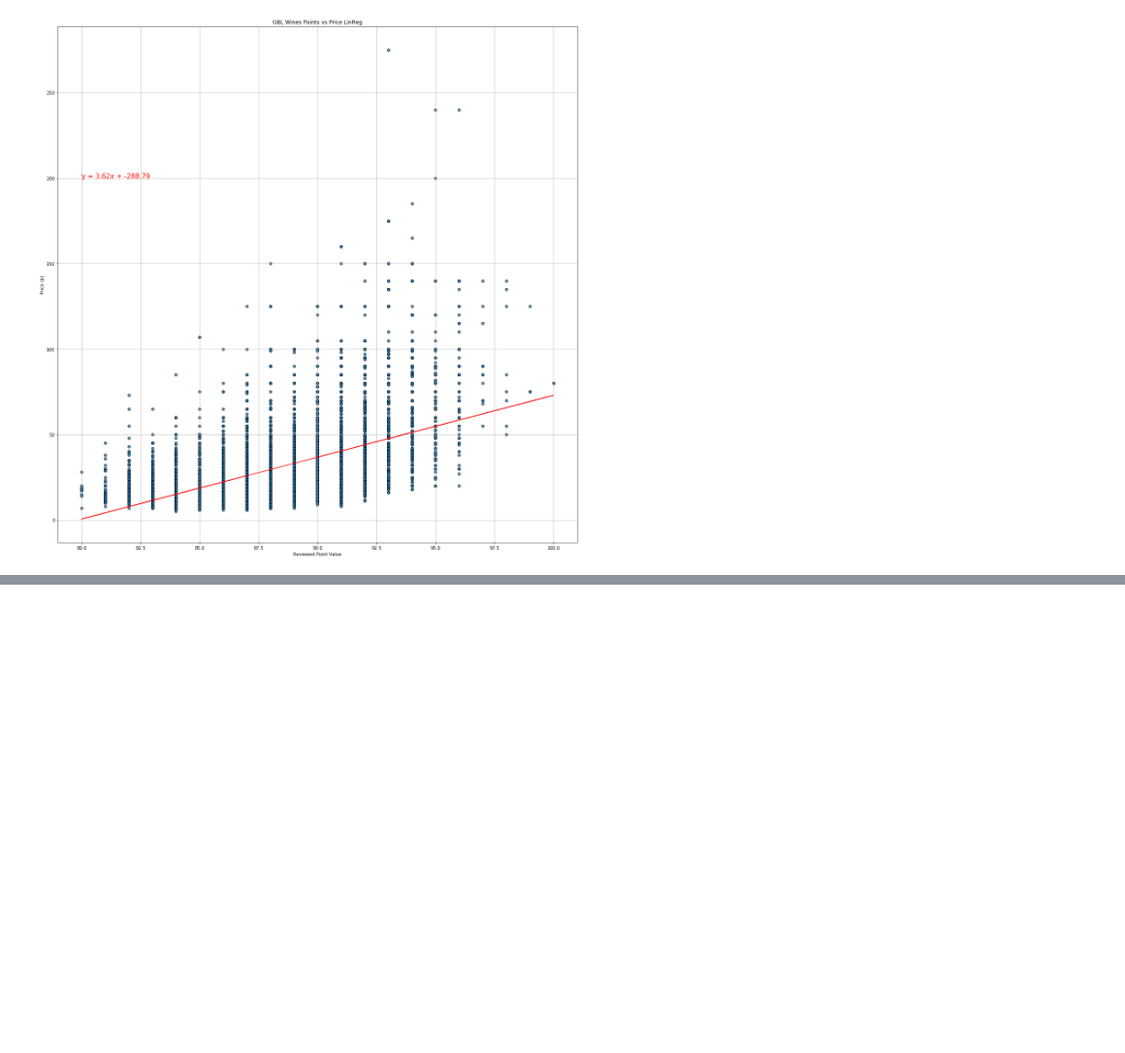
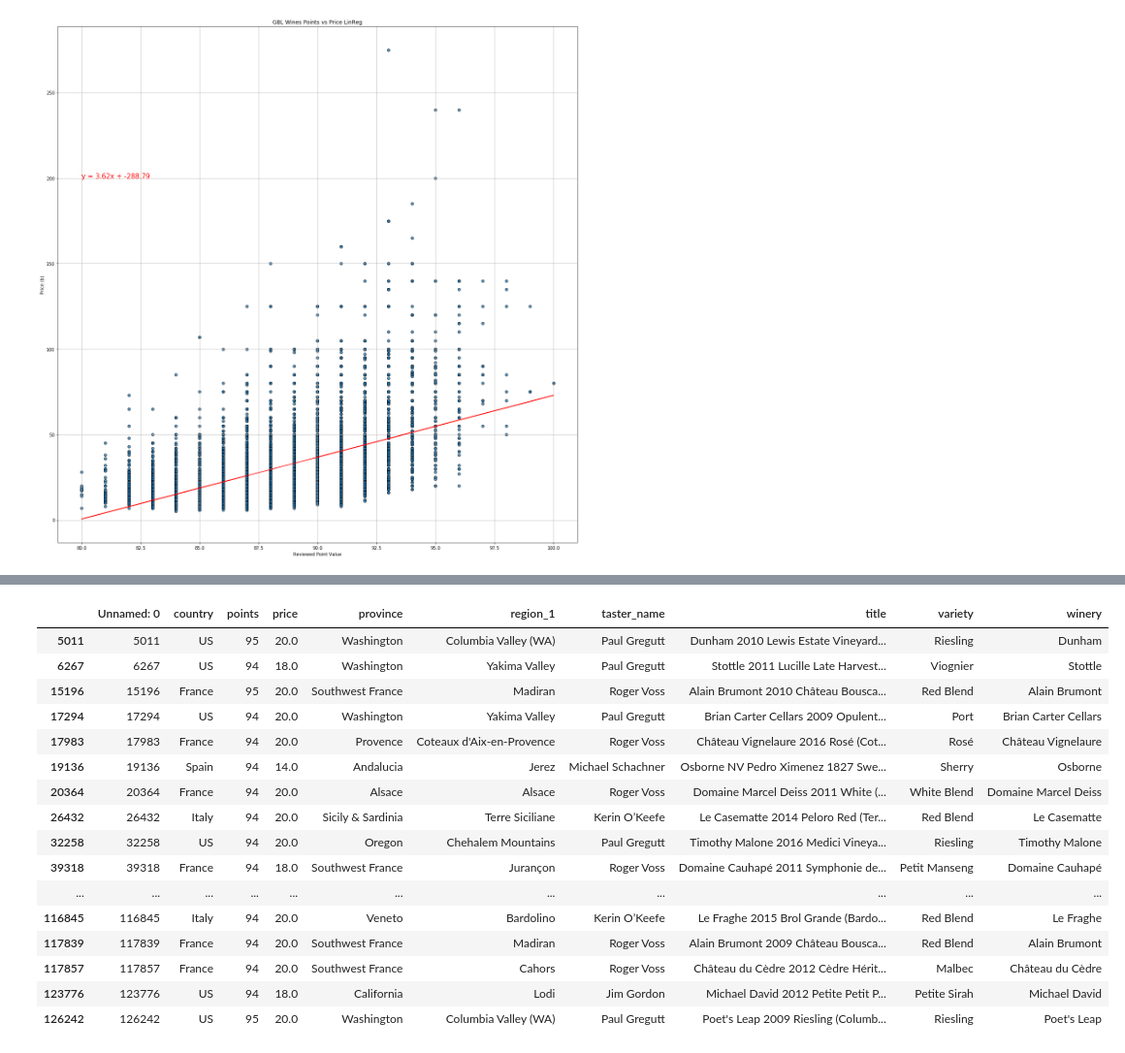
Before and after one commit to 4Reference/Project1, a Jupyter notebook: wine_analysis.ipynb, the cells around one changed output, grey strips where cells are left out. Shown at 97% size. Cells and saved outputs as stored; diff of their text form; code cells hidden in the pictures; blank space fills up the shorter version.

```diff
--- a/wine_analysis.ipynb
+++ b/wine_analysis.ipynb
@@ -119,3 +119,6 @@ wine_df2
 | 129969 | France | 90 | 32.0 | Alsace | Alsace | NaN | Roger Voss | Domaine Marcel Deiss 2012 Pinot G... | Pinot Gris | Domaine Marcel Deiss |
 | 129970 | France | 90 | 21.0 | Alsace | Alsace | NaN | Roger Voss | Domaine Schoffit 2012 Lieu-dit Ha... | Gewürztraminer | Domaine Schoffit |
 129971 rows × 10 columns
+# %%
+wine_df3 = wine_df.drop('region_2', axis=1)
+wine_df3.count()
@@ -121,0 +137,3 @@ wine_df2
+# %%
+clean_wine_df3 = wine_df3.dropna()
+clean_wine_df3
@@ -360,0 +415,21 @@ The correlation coefficient between Review Points and Price is 0.53 for GBL Wine
+# %%
+good_value_wines3 = clean_wine_df3.loc[(clean_wine_df3['price'] <= 20) & (clean_wine_df3['points'] >= 94)]
+good_value_wines3
+# %% [output]
+|  | Unnamed: 0 | country | points | price | province | region_1 | taster_name | title | variety | winery |
+| 5011 | 5011 | US | 95 | 20.0 | Washington | Columbia Valley (WA) | Paul Gregutt | Dunham 2010 Lewis Estate Vineyard... | Riesling | Dunham |
+| 6267 | 6267 | US | 94 | 18.0 | Washington | Yakima Valley | Paul Gregutt | Stottle 2011 Lucille Late Harvest... | Viognier | Stottle |
+| 15196 | 15196 | France | 95 | 20.0 | Southwest France | Madiran | Roger Voss | Alain Brumont 2010 Château Bousca... | Red Blend | Alain Brumont |
+| 17294 | 17294 | US | 94 | 20.0 | Washington | Yakima Valley | Paul Gregutt | Brian Carter Cellars 2009 Opulent... | Port | Brian Carter Cellars |
+| 17983 | 17983 | France | 94 | 20.0 | Provence | Coteaux d'Aix-en-Provence | Roger Voss | Château Vignelaure 2016 Rosé (Cot... | Rosé | Château Vignelaure |
+| 19136 | 19136 | Spain | 94 | 14.0 | Andalucia | Jerez | Michael Schachner | Osborne NV Pedro Ximenez 1827 Swe... | Sherry | Osborne |
+| 20364 | 20364 | France | 94 | 20.0 | Alsace | Alsace | Roger Voss | Domaine Marcel Deiss 2011 White (... | White Blend | Domaine Marcel Deiss |
+| 26432 | 26432 | Italy | 94 | 20.0 | Sicily & Sardinia | Terre Siciliane | Kerin O’Keefe | Le Casematte 2014 Peloro Red (Ter... | Red Blend | Le Casematte |
+| 32258 | 32258 | US | 94 | 20.0 | Oregon | Chehalem Mountains | Paul Gregutt | Timothy Malone 2016 Medici Vineya... | Riesling | Timothy Malone |
+| 39318 | 39318 | France | 94 | 18.0 | Southwest France | Jurançon | Roger Voss | Domaine Cauhapé 2011 Symphonie de... | Petit Manseng | Domaine Cauhapé |
+| ... | ... | ... | ... | ... | ... | ... | ... | ... | ... | ... |
+| 116845 | 116845 | Italy | 94 | 20.0 | Veneto | Bardolino | Kerin O’Keefe | Le Fraghe 2015 Brol Grande (Bardo... | Red Blend | Le Fraghe |
+| 117839 | 117839 | France | 94 | 20.0 | Southwest France | Madiran | Roger Voss | Alain Brumont 2009 Château Bousca... | Red Blend | Alain Brumont |
+| 117857 | 117857 | France | 94 | 20.0 | Southwest France | Cahors | Roger Voss | Château du Cèdre 2012 Cèdre Hérit... | Malbec | Château du Cèdre |
+| 123776 | 123776 | US | 94 | 18.0 | California | Lodi | Jim Gordon | Michael David 2012 Petite Petit P... | Petite Sirah | Michael David |
+| 126242 | 126242 | US | 95 | 20.0 | Washington | Columbia Valley (WA) | Paul Gregutt | Poet's Leap 2009 Riesling (Columb... | Riesling | Poet's Leap |
```
Also changed, not shown: parts of 4 cells of this notebook.
